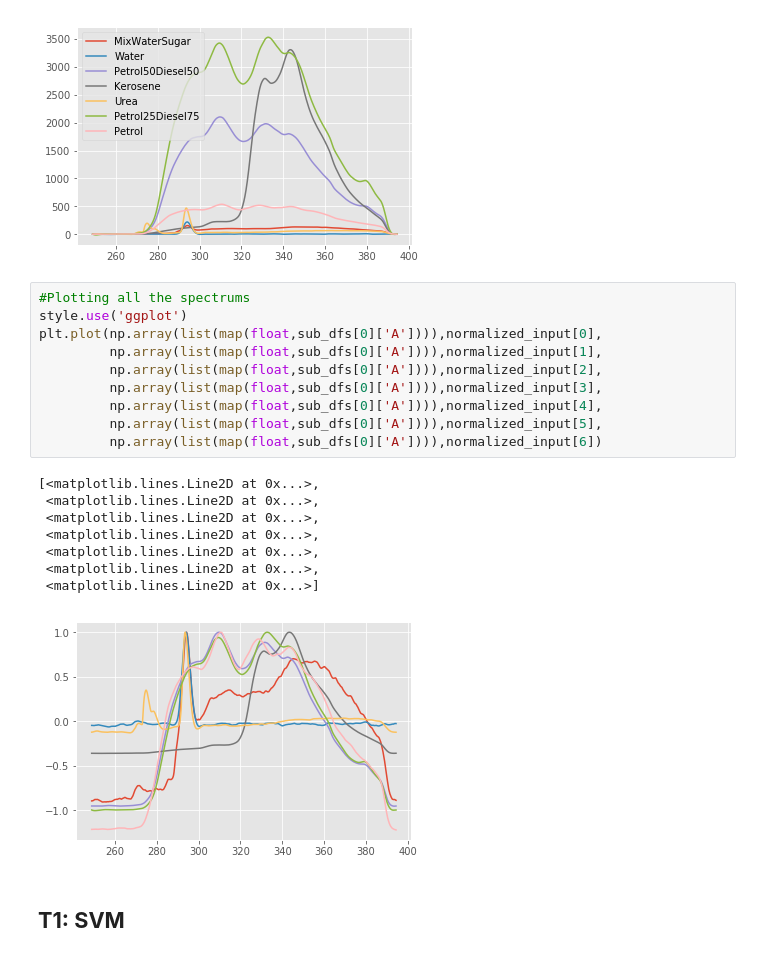
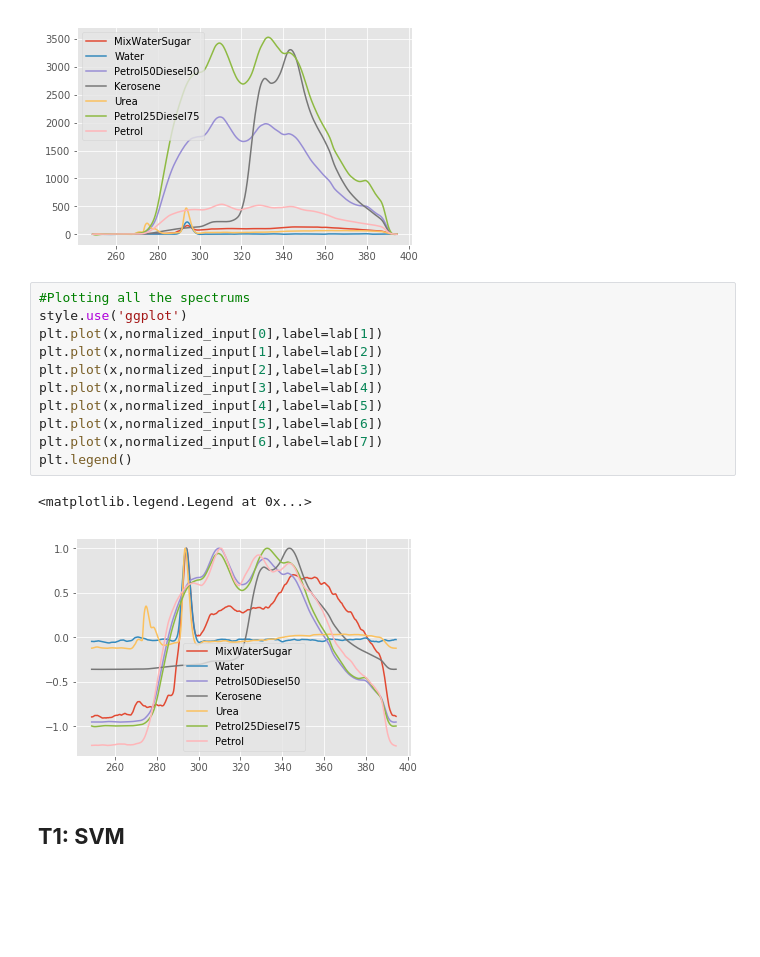
Before and after one commit to adityas1998/LIF-Spectra-classification, a Jupyter notebook: LIF.ipynb, the cells around one changed output. Saved outputs shown, nothing was run; the diff lists cells and outputs as text; blank space fills up the shorter version.

```diff
--- a/LIF.ipynb
+++ b/LIF.ipynb
@@ -122,25 +122,20 @@ plt.legend()
 # %% [output]
 <matplotlib.legend.Legend at 0x...>
 [figure]
-# %%
-#Plotting all the spectrums
-style.use('ggplot')
-plt.plot(np.array(list(map(float,sub_dfs[0]['A']))),normalized_input[0],
-         np.array(list(map(float,sub_dfs[0]['A']))),normalized_input[1],
-         np.array(list(map(float,sub_dfs[0]['A']))),normalized_input[2],
-         np.array(list(map(float,sub_dfs[0]['A']))),normalized_input[3],
-         np.array(list(map(float,sub_dfs[0]['A']))),normalized_input[4],
-         np.array(list(map(float,sub_dfs[0]['A']))),normalized_input[5],
-         np.array(list(map(float,sub_dfs[0]['A']))),normalized_input[6])
-# %% [output]
-[<matplotlib.lines.Line2D at 0x...>,
- <matplotlib.lines.Line2D at 0x...>,
- <matplotlib.lines.Line2D at 0x...>,
- <matplotlib.lines.Line2D at 0x...>,
- <matplotlib.lines.Line2D at 0x...>,
- <matplotlib.lines.Line2D at 0x...>,
- <matplotlib.lines.Line2D at 0x...>]
-[figure, removed]
+# %%
+#Plotting all the spectrums
+style.use('ggplot')
+plt.plot(x,normalized_input[0],label=lab[1])
+plt.plot(x,normalized_input[1],label=lab[2])
+plt.plot(x,normalized_input[2],label=lab[3])
+plt.plot(x,normalized_input[3],label=lab[4])
+plt.plot(x,normalized_input[4],label=lab[5])
+plt.plot(x,normalized_input[5],label=lab[6])
+plt.plot(x,normalized_input[6],label=lab[7])
+plt.legend()
+# %% [output]
+<matplotlib.legend.Legend at 0x...>
+[figure, added]
 # %% [markdown]
 ## **T1: SVM**
 # %%
```
Also changed, not shown: parts of 3 cells of this notebook.
